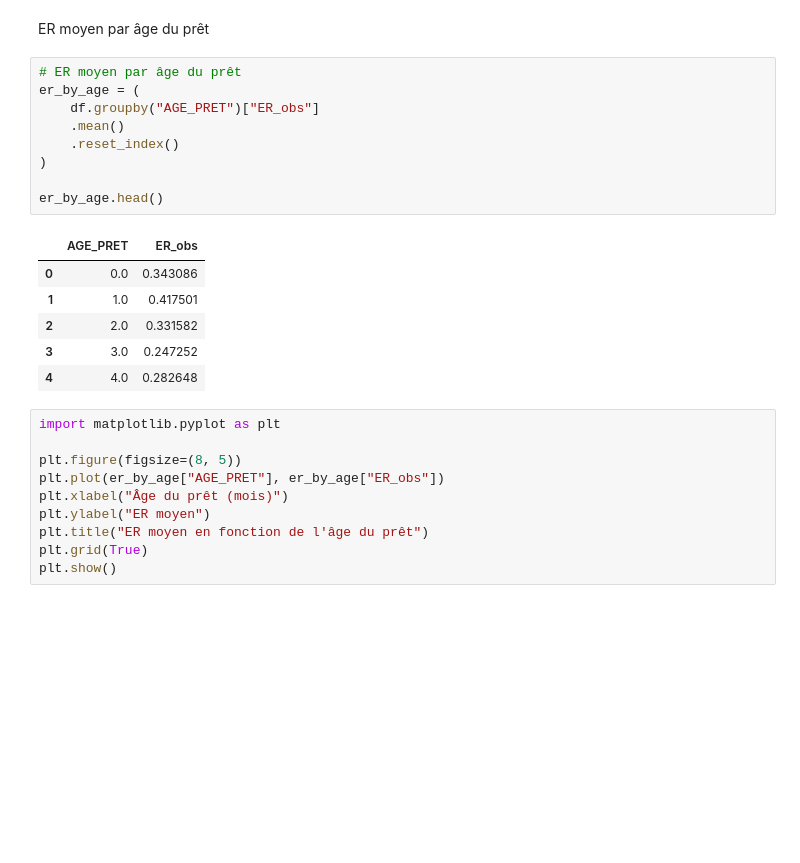
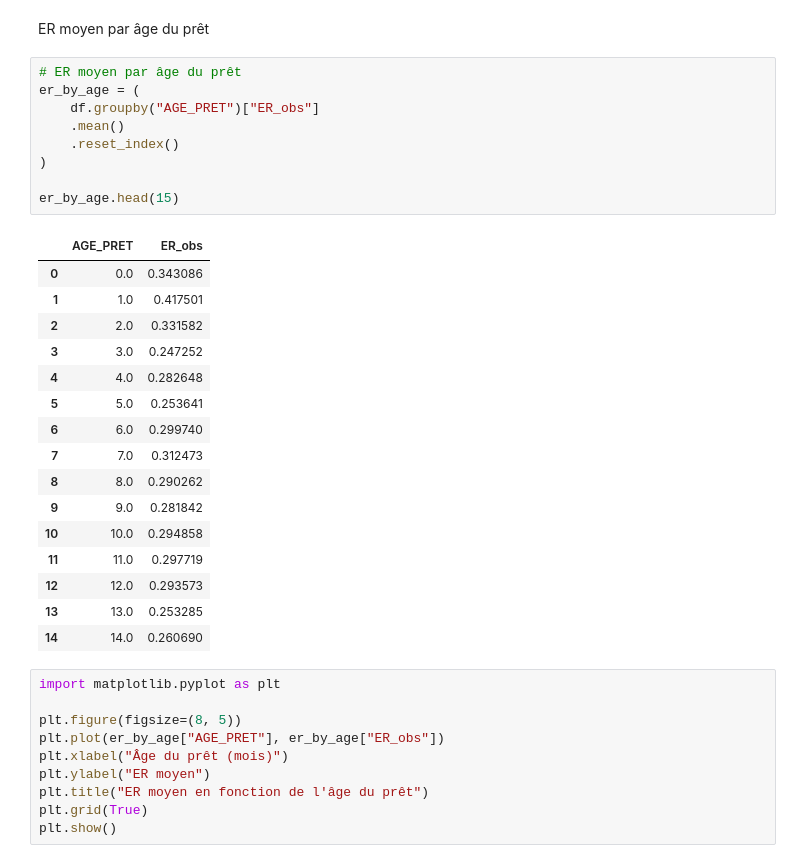
Before and after one commit to Endoresuu/PFE, a Jupyter notebook: reprise.ipynb, the cells around one changed output. Drawn from its saved outputs; the diff is of its cells as text; blank space fills up the shorter version.

```diff
--- a/reprise.ipynb
+++ b/reprise.ipynb
@@ -310,19 +353,29 @@ ER moyen par âge du prêt
 # %%
 # ER moyen par âge du prêt
 er_by_age = (
     df.groupby("AGE_PRET")["ER_obs"]
     .mean()
     .reset_index()
 )
 
-er_by_age.head()
+er_by_age.head(15)
 # %% [output]
 |  | AGE_PRET | ER_obs |
 | 0 | 0.0 | 0.343086 |
 | 1 | 1.0 | 0.417501 |
 | 2 | 2.0 | 0.331582 |
 | 3 | 3.0 | 0.247252 |
 | 4 | 4.0 | 0.282648 |
+| 5 | 5.0 | 0.253641 |
+| 6 | 6.0 | 0.299740 |
+| 7 | 7.0 | 0.312473 |
+| 8 | 8.0 | 0.290262 |
+| 9 | 9.0 | 0.281842 |
+| 10 | 10.0 | 0.294858 |
+| 11 | 11.0 | 0.297719 |
+| 12 | 12.0 | 0.293573 |
+| 13 | 13.0 | 0.253285 |
+| 14 | 14.0 | 0.260690 |
 # %%
 import matplotlib.pyplot as plt
 
```
Also changed, not shown: parts of 30 cells of this notebook, 6 other files.
